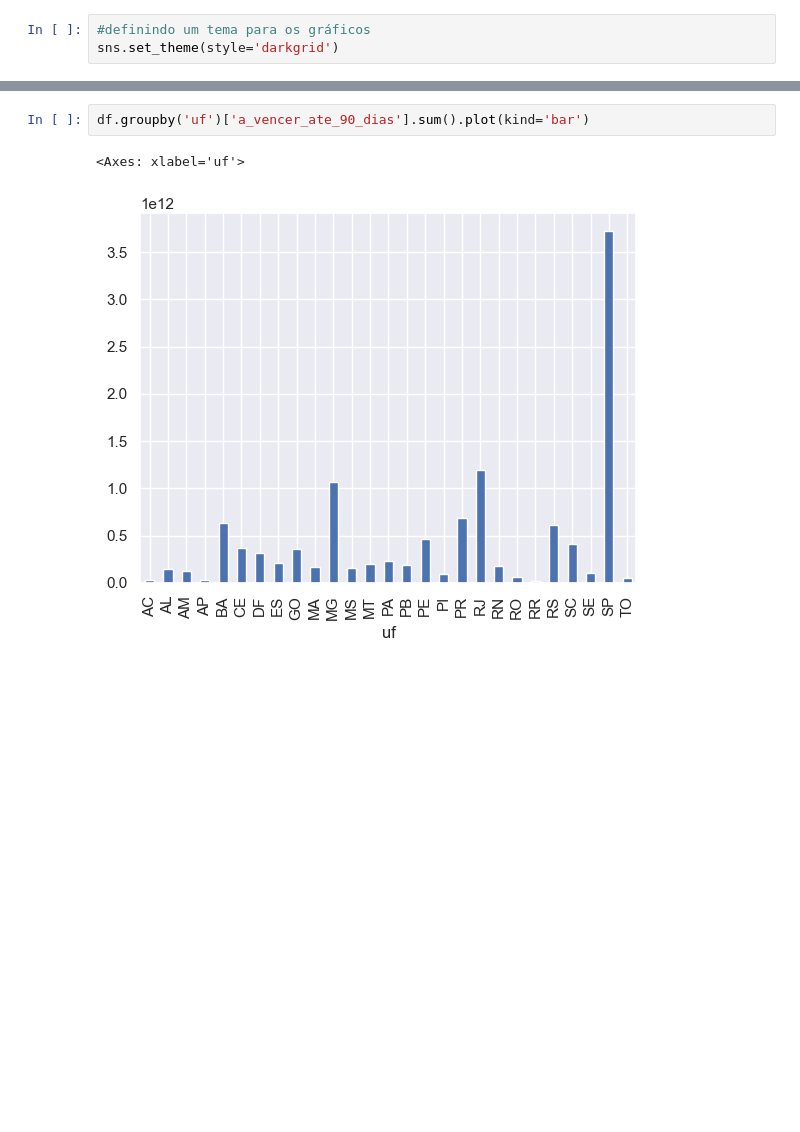
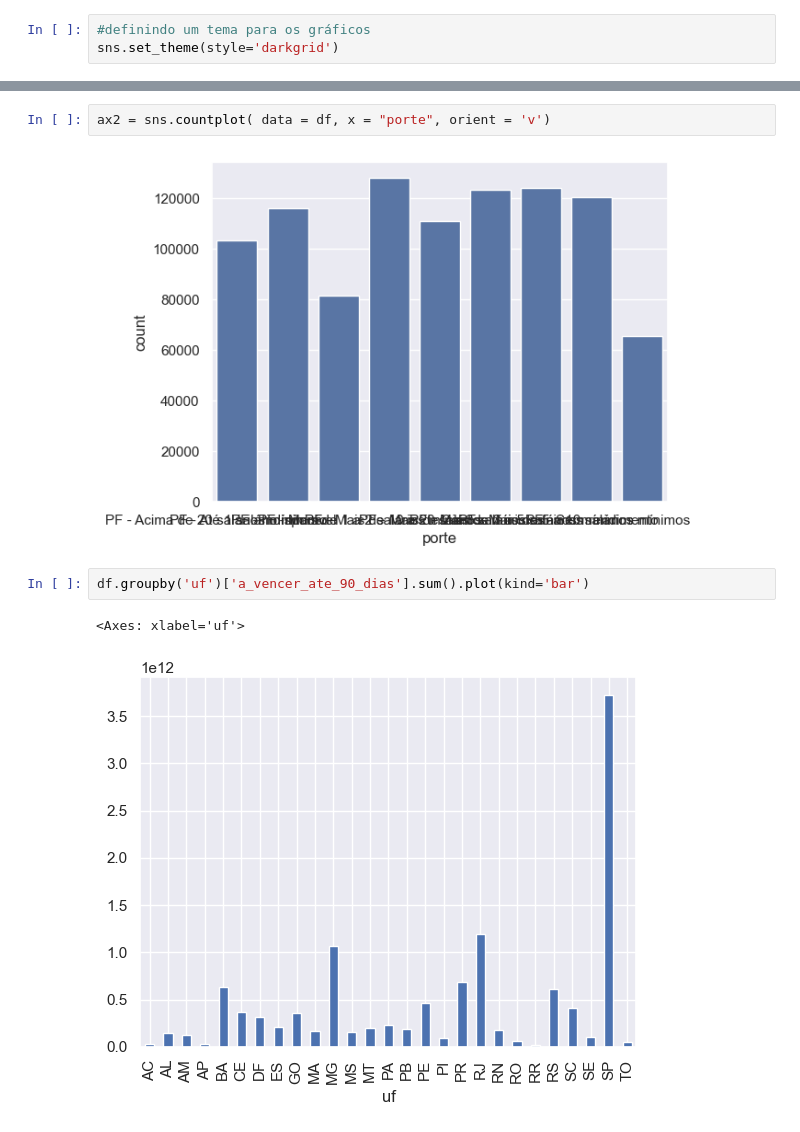
Before and after one commit to FranciniSantana/analise-scr-data, a Jupyter notebook: notebook/analise-descritiva.ipynb, the cells around one changed output, grey strips where cells are left out. Saved outputs shown, nothing was run; the diff lists cells and outputs as text; blank space fills up the shorter version.

```diff
--- a/notebook/analise-descritiva.ipynb
+++ b/notebook/analise-descritiva.ipynb
@@ -88,3 +88,7 @@ sns.catplot(data = df , x = "porte", kind= "count", height= 5, aspect= 5)
+# %%
+ax2 = sns.countplot( data = df, x = "porte", orient = 'v')
+# %% [output]
+[figure, added]
 # %%
 df.groupby('uf')['a_vencer_ate_90_dias'].sum().plot(kind='bar')
 # %% [output]
```
Also changed, not shown: parts of 4 cells of this notebook.
